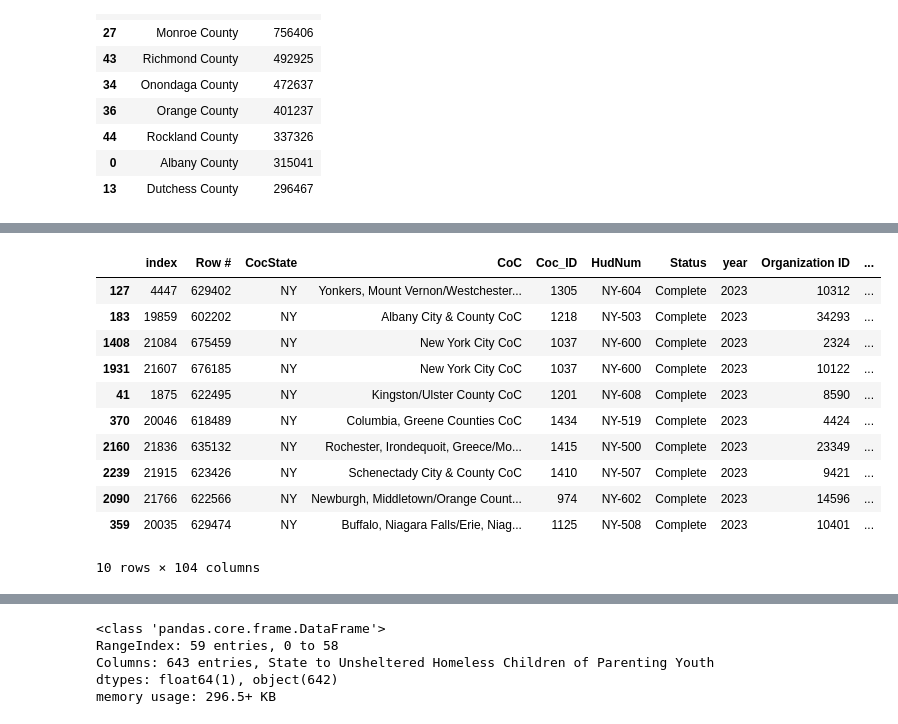
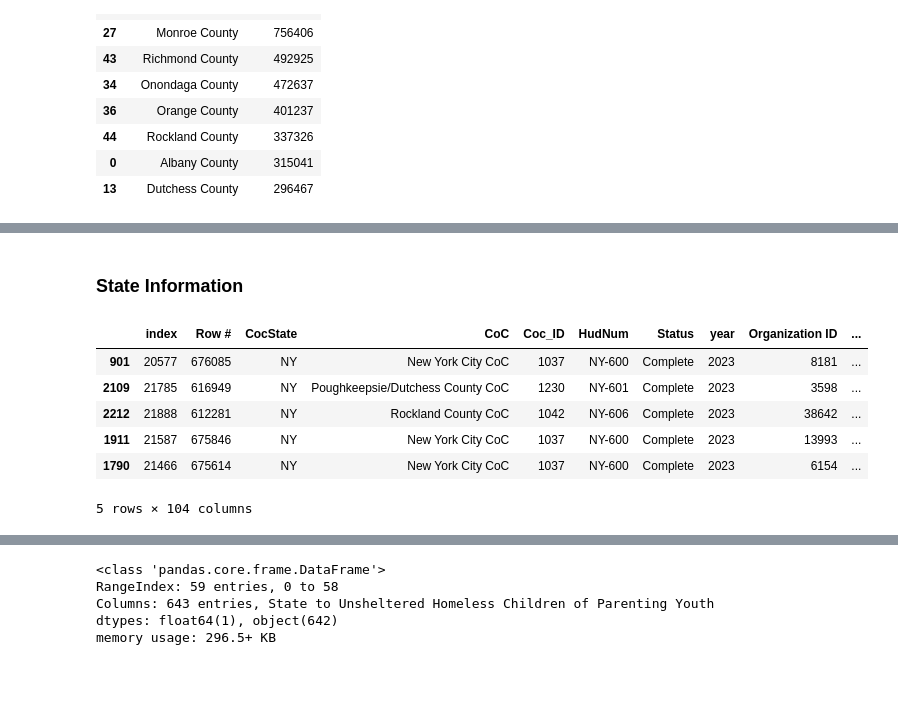
Before and after one commit to LDeYoung17/housing-data-study, a Jupyter notebook: notebooks/EDA_ML.ipynb, the cells around one changed output, grey strips where cells are left out. Saved outputs shown, nothing was run; the diff lists cells and outputs as text; code cells hidden in the pictures; blank space fills up the shorter version.

```diff
--- a/notebooks/EDA_ML.ipynb
+++ b/notebooks/EDA_ML.ipynb
@@ -115,22 +101,19 @@ Length: 78, dtype: int64
+# %% [markdown]
+<h3>State Information</h3>
 # %%
 NY_state_HIC = []
 
 NY_state_HIC = HIC_state_data.query("CocState.str.contains('NY')").reset_index()
 # %%
-NY_state_HIC.sample(10)
+NY_state_HIC.sample(5)
 # %% [output]
 |  | index | Row # | CocState | CoC | Coc_ID | HudNum | Status | year | Organization ID | ... |
-| 127 | 4447 | 629402 | NY | Yonkers, Mount Vernon/Westchester... | 1305 | NY-604 | Complete | 2023 | 10312 | ... |
-| 183 | 19859 | 602202 | NY | Albany City & County CoC | 1218 | NY-503 | Complete | 2023 | 34293 | ... |
-| 1408 | 21084 | 675459 | NY | New York City CoC | 1037 | NY-600 | Complete | 2023 | 2324 | ... |
-| 1931 | 21607 | 676185 | NY | New York City CoC | 1037 | NY-600 | Complete | 2023 | 10122 | ... |
-| 41 | 1875 | 622495 | NY | Kingston/Ulster County CoC | 1201 | NY-608 | Complete | 2023 | 8590 | ... |
-| 370 | 20046 | 618489 | NY | Columbia, Greene Counties CoC | 1434 | NY-519 | Complete | 2023 | 4424 | ... |
-| 2160 | 21836 | 635132 | NY | Rochester, Irondequoit, Greece/Mo... | 1415 | NY-500 | Complete | 2023 | 23349 | ... |
-| 2239 | 21915 | 623426 | NY | Schenectady City & County CoC | 1410 | NY-507 | Complete | 2023 | 9421 | ... |
-| 2090 | 21766 | 622566 | NY | Newburgh, Middletown/Orange Count... | 974 | NY-602 | Complete | 2023 | 14596 | ... |
-| 359 | 20035 | 629474 | NY | Buffalo, Niagara Falls/Erie, Niag... | 1125 | NY-508 | Complete | 2023 | 10401 | ... |
+| 901 | 20577 | 676085 | NY | New York City CoC | 1037 | NY-600 | Complete | 2023 | 8181 | ... |
+| 2109 | 21785 | 616949 | NY | Poughkeepsie/Dutchess County CoC | 1230 | NY-601 | Complete | 2023 | 3598 | ... |
+| 2212 | 21888 | 612281 | NY | Rockland County CoC | 1042 | NY-606 | Complete | 2023 | 38642 | ... |
+| 1911 | 21587 | 675846 | NY | New York City CoC | 1037 | NY-600 | Complete | 2023 | 13993 | ... |
+| 1790 | 21466 | 675614 | NY | New York City CoC | 1037 | NY-600 | Complete | 2023 | 6154 | ... |
-10 rows × 104 columns
+5 rows × 104 columns
 # %%
 NY_state_columns = ['CocState', 'CoC', 'Coc_ID', 'HudNum', 'Organization ID', 'Organization Name', 'Project Name', 'Project Type', 'Bed Type', 'beginsOperationsWithinYear', 'housingType', 'address1', 'address2', 'city', 'state', 'zip', 'Beds HH w/ Children', 'Units HH w/ Children', 'Veteran Beds HH w/ Children', 'Youth Beds HH w/ Children', 'CH Beds HH w/ Children', 'Beds HH w/o Children', 'Veteran Beds HH w/o Children', 'Youth Beds HH w/o Children', 'CH Beds HH w/o Children', 'Beds HH w/ only Children', 'CH Beds HH w only Children', 'Year-Round Beds', 'DV Beds', 'Total Seasonal Beds', 'O/V Beds', 'PIT Count', 'Total Beds']
 # %%
```
Also changed, not shown: parts of 51 cells of this notebook.
